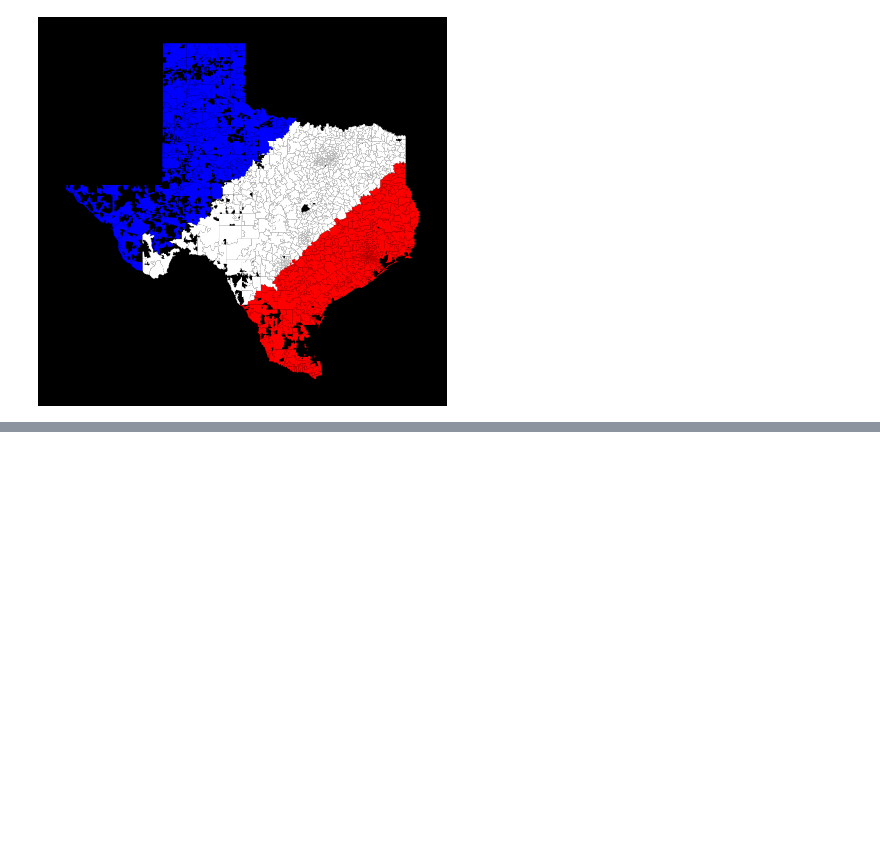
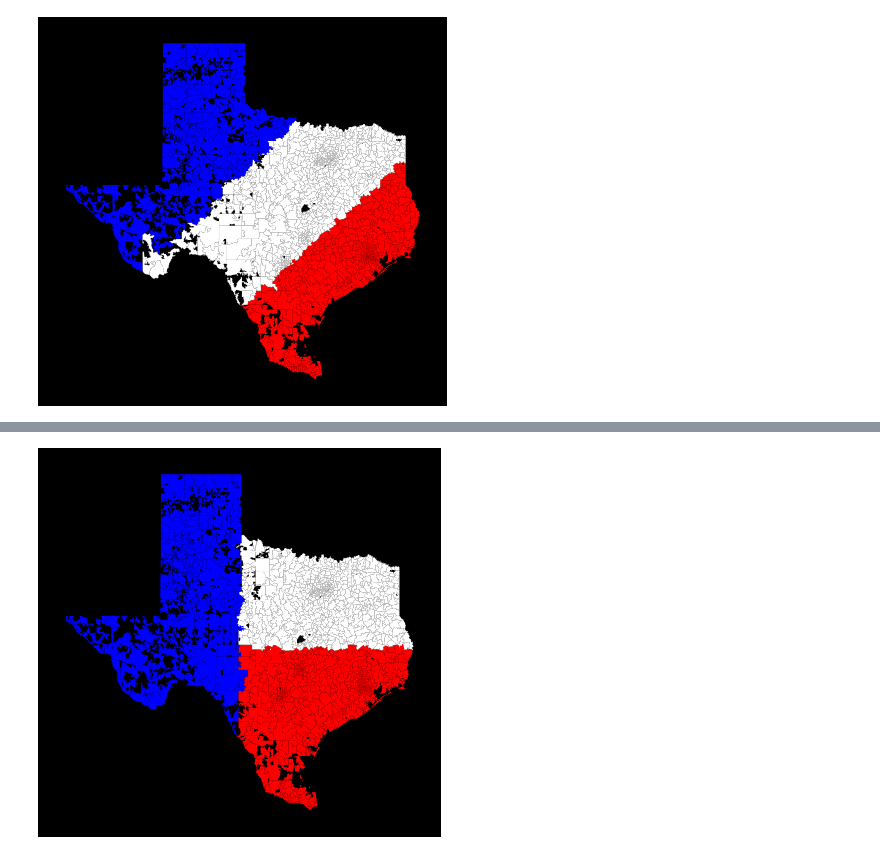
Before and after one commit to alshival/upgraded-journey, a Jupyter notebook: Geospatial Analytics/painting_by_numbers.ipynb, the cells around one changed output, grey strips where cells are left out. Saved outputs shown, nothing was run; the diff lists cells and outputs as text; code cells hidden in the pictures; blank space fills up the shorter version.

```diff
--- a/Geospatial Analytics/painting_by_numbers.ipynb
+++ b/Geospatial Analytics/painting_by_numbers.ipynb
@@ -154,0 +186,22 @@ plt.show()
+# %%
+def bin(p):
+    if p.x < -100:
+        return 'blue'
+    elif p.y < 31:
+        return 'red'
+    else:
+        return 'white'
+
+zipcodes['color'] = list(map(bin,zipcodes.zipcode_centers))
+# %%
+fig, ax = plt.subplots()
+
+plt.axis('off')
+
+grouped = zipcodes.groupby('color')
+for key, group in grouped:
+    group.plot(ax=ax, label=key, color=key)
+
+plt.show()
+# %% [output]
+[figure, added]
```
Also changed, not shown: parts of 9 cells of this notebook, 2 other files.
